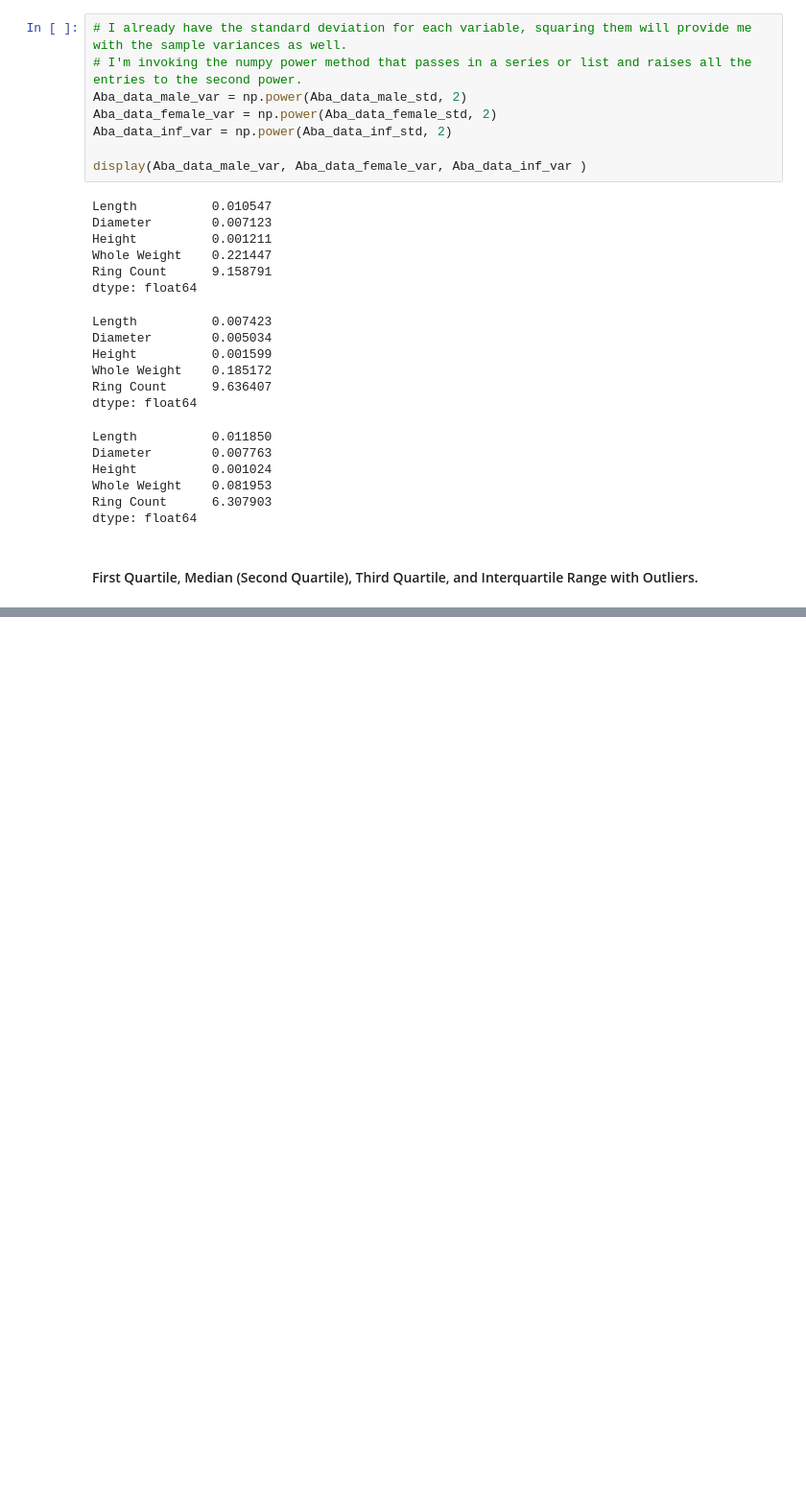
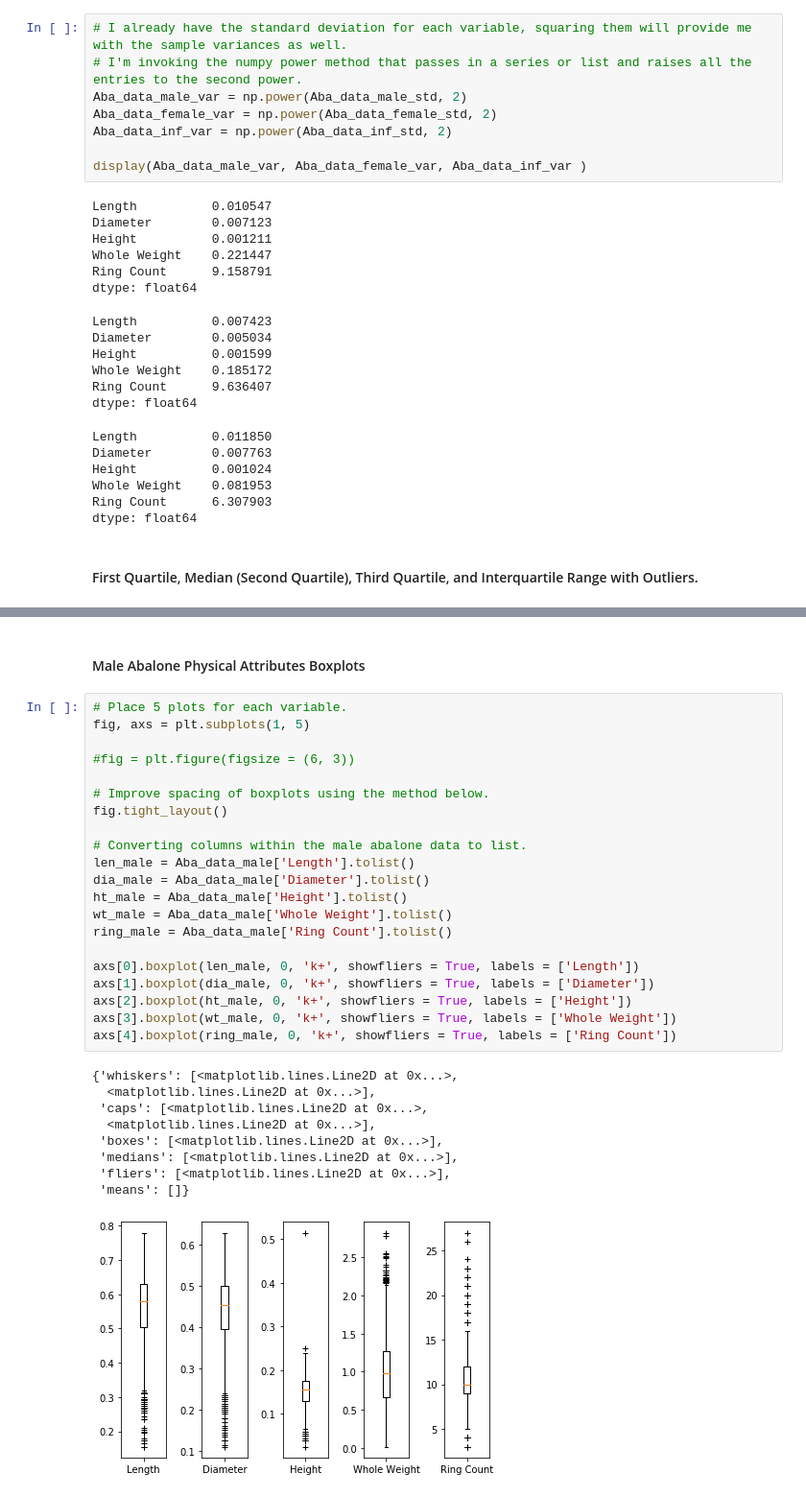
Before and after one commit to thokieu/Abalone-Regression, a Jupyter notebook: Workbook.ipynb, the cells around one changed output, grey strips where cells are left out. Shown at 96% size. Saved outputs shown, nothing was run; the diff lists cells and outputs as text; blank space fills up the shorter version.

Commit message:
Added Boxplots and 5 number summary

```diff
--- a/Workbook.ipynb
+++ b/Workbook.ipynb
@@ -273,0 +295,33 @@ display(qrt_male, qrt_female, qrt_inf,)
+# %% [markdown]
+#### Male Abalone Physical Attributes Boxplots
+# %%
+# Place 5 plots for each variable.
+fig, axs = plt.subplots(1, 5)
+
+#fig = plt.figure(figsize = (6, 3))
+
+# Improve spacing of boxplots using the method below.
+fig.tight_layout()
+
+# Converting columns within the male abalone data to list.
+len_male = Aba_data_male['Length'].tolist()
+dia_male = Aba_data_male['Diameter'].tolist()
+ht_male = Aba_data_male['Height'].tolist()
+wt_male = Aba_data_male['Whole Weight'].tolist()
+ring_male = Aba_data_male['Ring Count'].tolist()
+
+axs[0].boxplot(len_male, 0, 'k+', showfliers = True, labels = ['Length'])
+axs[1].boxplot(dia_male, 0, 'k+', showfliers = True, labels = ['Diameter'])
+axs[2].boxplot(ht_male, 0, 'k+', showfliers = True, labels = ['Height'])
+axs[3].boxplot(wt_male, 0, 'k+', showfliers = True, labels = ['Whole Weight'])
+axs[4].boxplot(ring_male, 0, 'k+', showfliers = True, labels = ['Ring Count'])
+# %% [output]
+{'whiskers': [<matplotlib.lines.Line2D at 0x...>,
+  <matplotlib.lines.Line2D at 0x...>],
+ 'caps': [<matplotlib.lines.Line2D at 0x...>,
+  <matplotlib.lines.Line2D at 0x...>],
+ 'boxes': [<matplotlib.lines.Line2D at 0x...>],
+ 'medians': [<matplotlib.lines.Line2D at 0x...>],
+ 'fliers': [<matplotlib.lines.Line2D at 0x...>],
+ 'means': []}
+[figure, added]
```
Also changed, not shown: parts of 7 cells of this notebook.
